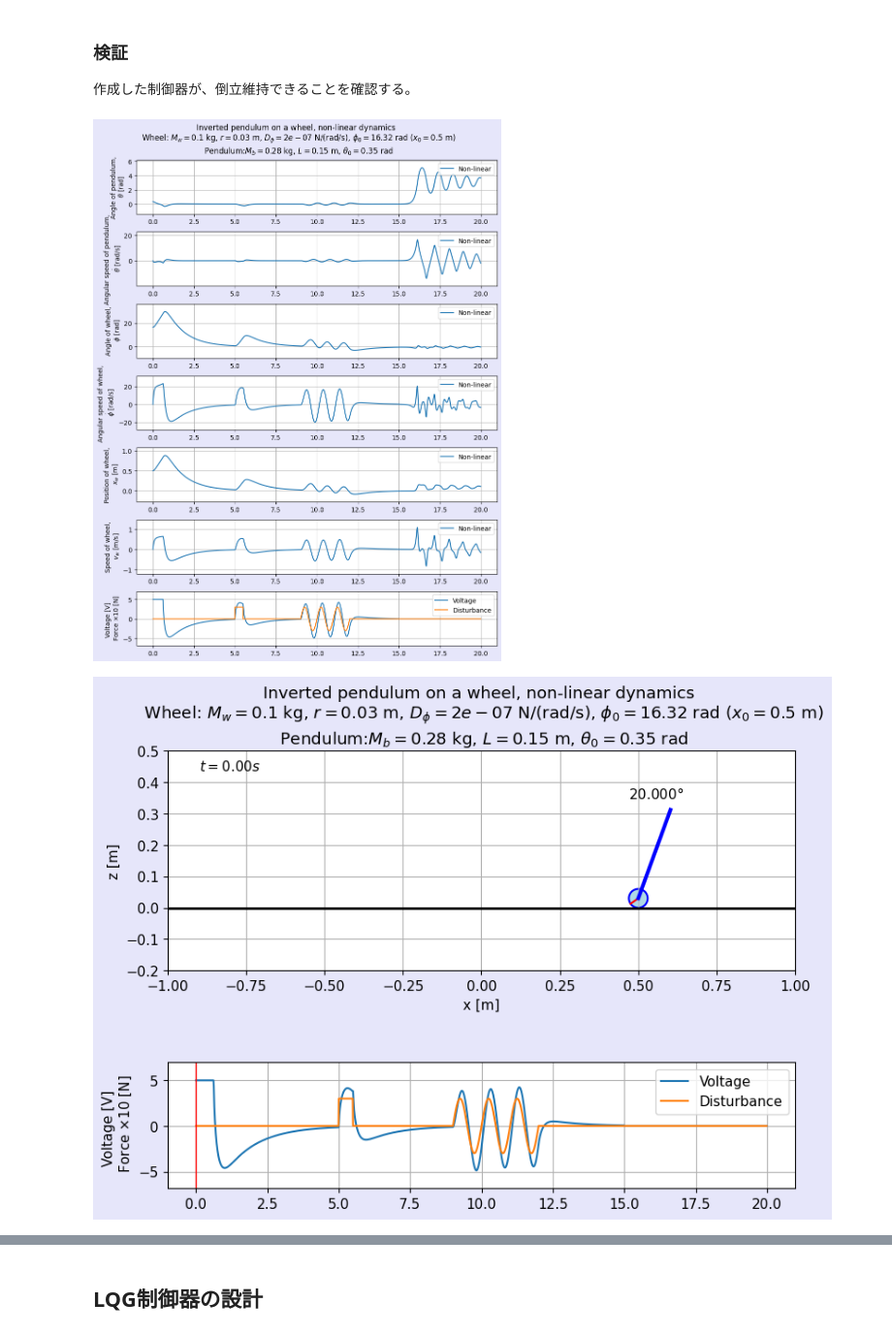
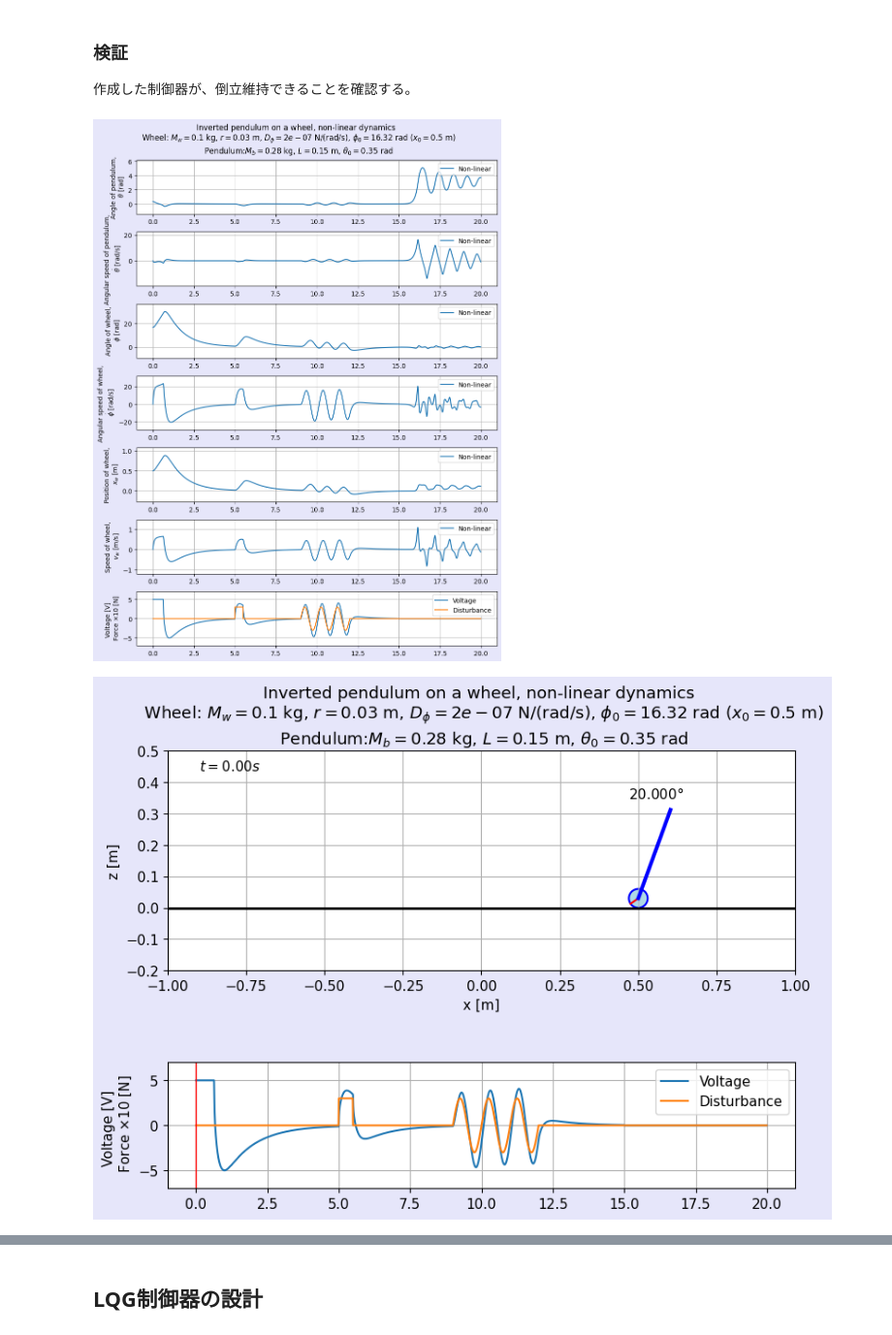
Before and after one commit to HoneyMack/wheel_inverted_pendulum, a Jupyter notebook: motor_driven_wheeled_inverted_pendulum_simulation.ipynb, the cells around one changed output, grey strips where cells are left out. Shown at 97% size. Cells and saved outputs as stored; diff of their text form; code cells hidden in the pictures.

```diff
--- a/motor_driven_wheeled_inverted_pendulum_simulation.ipynb
+++ b/motor_driven_wheeled_inverted_pendulum_simulation.ipynb
@@ -1107,7 +1107,7 @@ $$
 # %%
 #　代数リカッチ方程式を解く
 Q = np.diag([1, 1, 10, 1])
-R = np.array([5])
+R = np.array([1])
 P = sc.linalg.solve_continuous_are(A, B, Q, R)
 print("P:", P)
 
@@ -1211,7 +1211,7 @@ labels_list = [
 
 plot_time_domain(subtitle, t_points, data_list, labels_list)
 # %% [output]
-[figure, old version]
+[figure, new version]
 # %%
 # アニメーションを描画
 
@@ -1230,35 +1230,35 @@ subtitle = f"Inverted pendulum on a wheel, non-linear dynamics \n \
 Wheel: $M_w = {M_w}$ kg, $r = {r}$ m, $D_\\phi = {D_phi}$ N/(rad/s), \
 $\\phi_0= {phi_init:.2f}$ rad ($x_0 = {r * (theta_init + phi_init):.1f}$ m)\n \
 Pendulum:$M_b = {M_b}$ kg, $L = {L}$ m, $\\theta_0 = {theta_init:.2f}$ rad"
 
 plot_scale = 1
 
 set_axis_properties(ax[0],[-plot_scale, plot_scale], [-plot_scale/5, plot_scale/2], "x [m]", "z [m]", subtitle, grid=True)
 configure_axes(ax[1], t_points, [(voltage_hist, "Voltage"), (f_d_hist*10, "Disturbance")],
                "Voltage [V] \n Force $ \\times 10$ [N]", y_axis_outer=0.2, legend_loc="upper right")
 # アニメーション用設定
 # ax[0]
 wheel, line_angle, pendulum, text_time, text_angle = initialize_pendulum_animation(ax[0])
 
 # 外乱をアニメーションで描画
-arrow_scale = plot_scale/20
+arrow_scale = plot_scale/2
 arrow_disturb = ax[0].arrow(
     x_hist[0] + 2 * L * np.sin(theta_hist[0]) - arrow_scale * f_d_hist[0],
     r + 2 * L * np.cos(theta_hist[0]),
     arrow_scale * f_d_hist[0],
     0,
     length_includes_head=True,
     width=arrow_scale * 0.01,
     color=cmap(2),
     alpha=0.8,
 )
 
 # ax[1]
 (line_time,) = ax[1].plot(
     [t_points[0], t_points[0]], ax[1].get_ylim(), lw=1, c="red"
 )
 # %% [output]
-[figure, old version]
+[figure, new version]
 # %%
 # フレーム更新関数
 def update_state_feedback_frame(i, wheel, line_angle, pendulum, text_angle, text_time, line_time, arrow_disturb):
```
Also changed, not shown: parts of 5 cells of this notebook.
